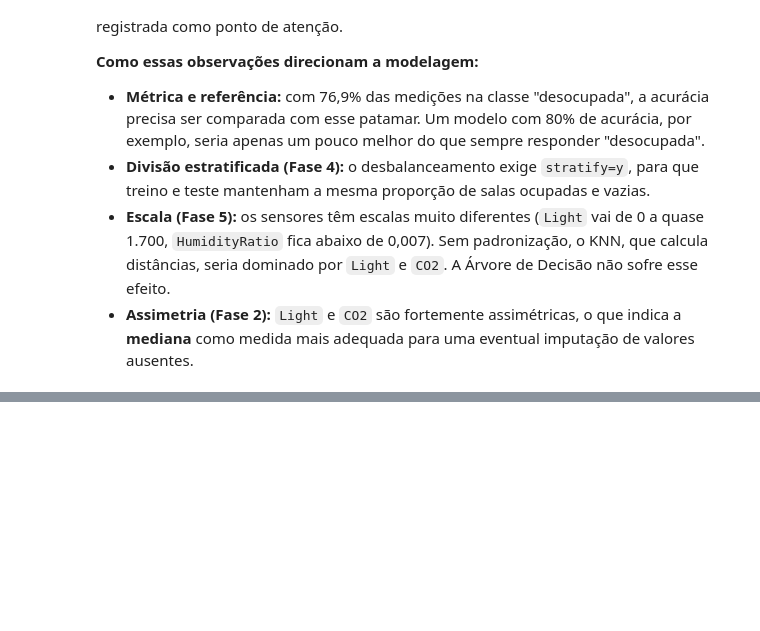
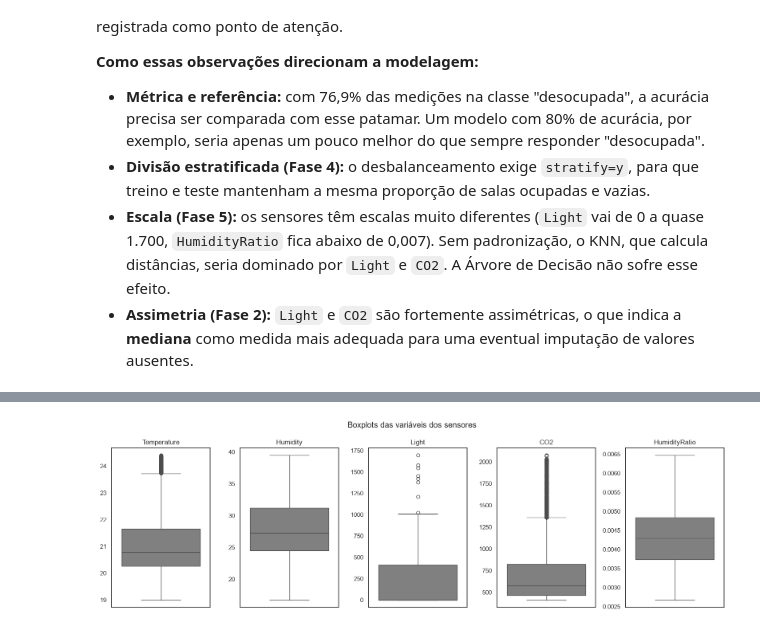
Before and after one commit to MatheusCapri/ocupacao_salas_ml, a Jupyter notebook: notebooks/analise_ocupacao.ipynb, the cells around one changed output, grey strips where cells are left out. Drawn from its saved outputs; the diff is of its cells as text; code cells hidden in the pictures; blank space fills up the shorter version.

```diff
--- a/notebooks/analise_ocupacao.ipynb
+++ b/notebooks/analise_ocupacao.ipynb
@@ -285,0 +302,3 @@ Também chama atenção a correlação de **0,93 entre `Humidity` e `HumidityRat
+# %%
+df = df.drop_duplicates()
+df.shape
@@ -285,0 +387,13 @@ Também chama atenção a correlação de **0,93 entre `Humidity` e `HumidityRat
+# %%
+fig, eixos = plt.subplots(1, 5, figsize=(16, 5))
+
+for eixo, coluna in zip(eixos, colunas_sensores):
+    sns.boxplot(y=df[coluna], ax=eixo, color="gray")
+    eixo.set_title(coluna)
+    eixo.set_ylabel("")
+
+plt.suptitle("Boxplots das variáveis dos sensores")
+plt.tight_layout()
+plt.show()
+# %% [output]
+[figure, added]
```
Also changed, not shown: parts of 20 cells of this notebook.
